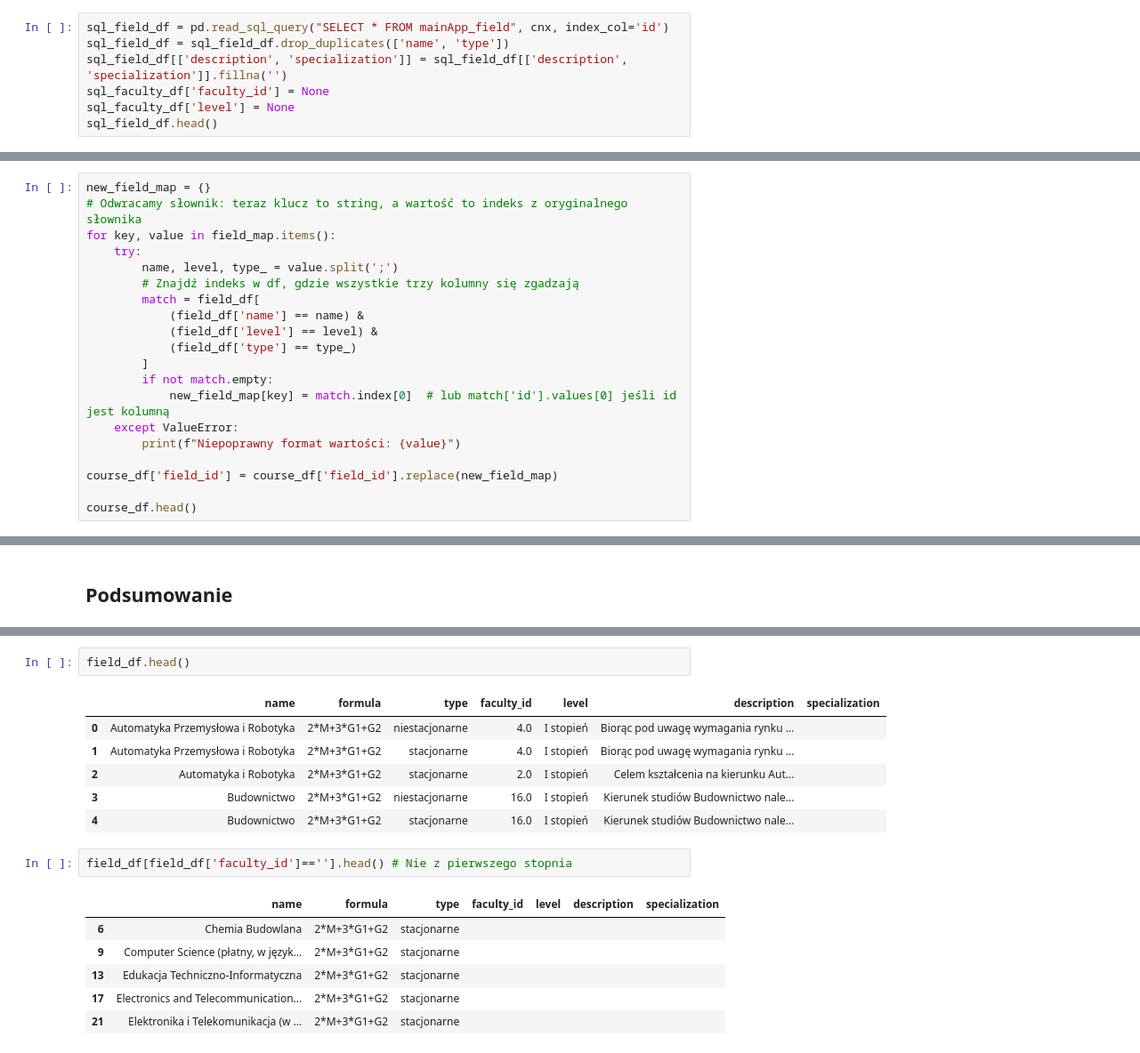
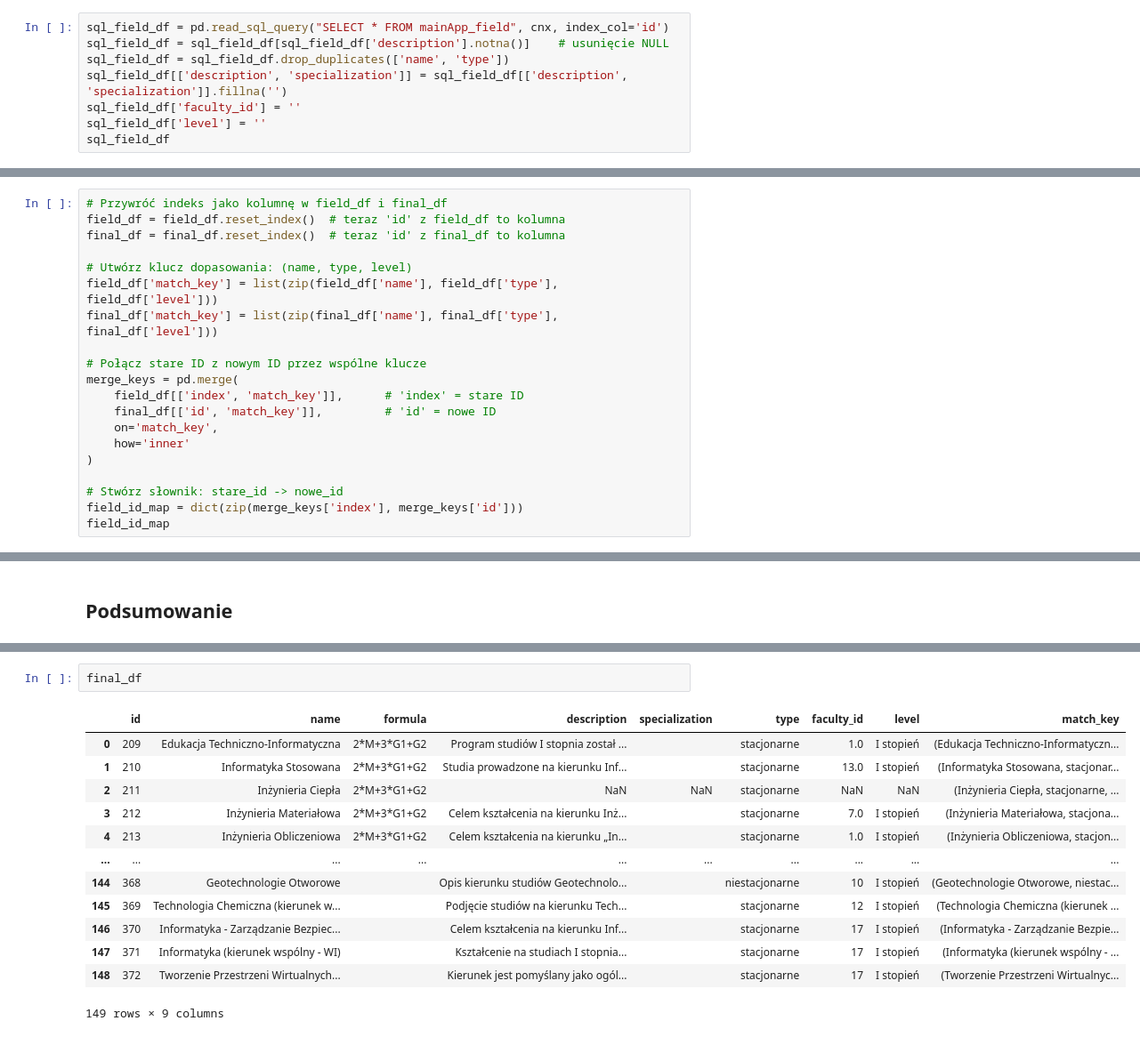
Before and after one commit to Julnowak/MiUn-Student-App, a Jupyter notebook: backend/concatenate_sylabus_data.ipynb, the cells around one changed output, grey strips where cells are left out. Shown: that part at 89% size. Cells and saved outputs as stored; diff of their text form.

```diff
--- a/backend/concatenate_sylabus_data.ipynb
+++ b/backend/concatenate_sylabus_data.ipynb
@@ -78,9 +96,10 @@ field_df.head()
 ### Mapowanie nazw kierunków (id) na nowe (id) w tabeli course w przypadku różnic w bazie i pliku
 # %%
 sql_field_df = pd.read_sql_query("SELECT * FROM mainApp_field", cnx, index_col='id')
+sql_field_df = sql_field_df[sql_field_df['description'].notna()]    # usunięcie NULL
 sql_field_df = sql_field_df.drop_duplicates(['name', 'type'])
 sql_field_df[['description', 'specialization']] = sql_field_df[['description', 'specialization']].fillna('')
-sql_faculty_df['faculty_id'] = None
-sql_faculty_df['level'] = None
-sql_field_df.head()
+sql_field_df['faculty_id'] = ''
+sql_field_df['level'] = ''
+sql_field_df
 # %% [output]
@@ -129,21 +214,21 @@ field_df
 # %%
-new_field_map = {}
-# Odwracamy słownik: teraz klucz to string, a wartość to indeks z oryginalnego słownika
-for key, value in field_map.items():
-    try:
-        name, level, type_ = value.split(';')
-        # Znajdź indeks w df, gdzie wszystkie trzy kolumny się zgadzają
-        match = field_df[
-            (field_df['name'] == name) &
-            (field_df['level'] == level) &
-            (field_df['type'] == type_)
-        ]
-        if not match.empty:
-            new_field_map[key] = match.index[0]  # lub match['id'].values[0] jeśli id jest kolumną
-    except ValueError:
-        print(f"Niepoprawny format wartości: {value}")
+# Przywróć indeks jako kolumnę w field_df i final_df
+field_df = field_df.reset_index()  # teraz 'id' z field_df to kolumna
+final_df = final_df.reset_index()  # teraz 'id' z final_df to kolumna
 
-course_df['field_id'] = course_df['field_id'].replace(new_field_map)
+# Utwórz klucz dopasowania: (name, type, level)
+field_df['match_key'] = list(zip(field_df['name'], field_df['type'], field_df['level']))
+final_df['match_key'] = list(zip(final_df['name'], final_df['type'], final_df['level']))
 
-course_df.head()
+# Połącz stare ID z nowym ID przez wspólne klucze
+merge_keys = pd.merge(
+    field_df[['index', 'match_key']],      # 'index' = stare ID
+    final_df[['id', 'match_key']],         # 'id' = nowe ID
+    on='match_key',
+    how='inner'
+)
+
+# Stwórz słownik: stare_id -> nowe_id
+field_id_map = dict(zip(merge_keys['index'], merge_keys['id']))
+field_id_map
 # %% [output]
@@ -167,19 +277,17 @@ faculty_df.head()
 # %%
-field_df.head()
+final_df
 # %% [output]
-|  | name | formula | type | faculty_id | level | description | specialization |
-| 0 | Automatyka Przemysłowa i Robotyka | 2*M+3*G1+G2 | niestacjonarne | 4.0 | I stopień | Biorąc pod uwagę wymagania rynku ... |  |
-| 1 | Automatyka Przemysłowa i Robotyka | 2*M+3*G1+G2 | stacjonarne | 4.0 | I stopień | Biorąc pod uwagę wymagania rynku ... |  |
-| 2 | Automatyka i Robotyka | 2*M+3*G1+G2 | stacjonarne | 2.0 | I stopień | Celem kształcenia na kierunku Aut... |  |
-| 3 | Budownictwo | 2*M+3*G1+G2 | niestacjonarne | 16.0 | I stopień | Kierunek studiów Budownictwo nale... |  |
-| 4 | Budownictwo | 2*M+3*G1+G2 | stacjonarne | 16.0 | I stopień | Kierunek studiów Budownictwo nale... |  |
+|  | id | name | formula | description | specialization | type | faculty_id | level | match_key |
+| 0 | 209 | Edukacja Techniczno-Informatyczna | 2*M+3*G1+G2 | Program studiów I stopnia został ... |  | stacjonarne | 1.0 | I stopień | (Edukacja Techniczno-Informatyczn... |
+| 1 | 210 | Informatyka Stosowana | 2*M+3*G1+G2 | Studia prowadzone na kierunku Inf... |  | stacjonarne | 13.0 | I stopień | (Informatyka Stosowana, stacjonar... |
+| 2 | 211 | Inżynieria Ciepła | 2*M+3*G1+G2 | NaN | NaN | stacjonarne | NaN | NaN | (Inżynieria Ciepła, stacjonarne, ... |
+| 3 | 212 | Inżynieria Materiałowa | 2*M+3*G1+G2 | Celem kształcenia na kierunku Inż... |  | stacjonarne | 7.0 | I stopień | (Inżynieria Materiałowa, stacjona... |
+| 4 | 213 | Inżynieria Obliczeniowa | 2*M+3*G1+G2 | Celem kształcenia na kierunku „In... |  | stacjonarne | 1.0 | I stopień | (Inżynieria Obliczeniowa, stacjon... |
+| ... | ... | ... | ... | ... | ... | ... | ... | ... | ... |
+| 144 | 368 | Geotechnologie Otworowe |  | Opis kierunku studiów Geotechnolo... |  | niestacjonarne | 10 | I stopień | (Geotechnologie Otworowe, niestac... |
+| 145 | 369 | Technologia Chemiczna (kierunek w... |  | Podjęcie studiów na kierunku Tech... |  | stacjonarne | 12 | I stopień | (Technologia Chemiczna (kierunek ... |
+| 146 | 370 | Informatyka - Zarządzanie Bezpiec... |  | Celem kształcenia na kierunku Inf... |  | stacjonarne | 17 | I stopień | (Informatyka - Zarządzanie Bezpie... |
+| 147 | 371 | Informatyka (kierunek wspólny - WI) |  | Kształcenie na studiach I stopnia... |  | stacjonarne | 17 | I stopień | (Informatyka (kierunek wspólny - ... |
+| 148 | 372 | Tworzenie Przestrzeni Wirtualnych... |  | Kierunek jest pomyślany jako ogól... |  | stacjonarne | 17 | I stopień | (Tworzenie Przestrzeni Wirtualnyc... |
+149 rows × 9 columns
-# %%
-field_df[field_df['faculty_id']==''].head() # Nie z pierwszego stopnia
-# %% [output]
-|  | name | formula | type | faculty_id | level | description | specialization |
-| 6 | Chemia Budowlana | 2*M+3*G1+G2 | stacjonarne |  |  |  |  |
-| 9 | Computer Science (płatny, w język... | 2*M+3*G1+G2 | stacjonarne |  |  |  |  |
-| 13 | Edukacja Techniczno-Informatyczna | 2*M+3*G1+G2 | stacjonarne |  |  |  |  |
-| 17 | Electronics and Telecommunication... | 2*M+3*G1+G2 | stacjonarne |  |  |  |  |
-| 21 | Elektronika i Telekomunikacja (w ... | 2*M+3*G1+G2 | stacjonarne |  |  |  |  |
 # %%
```
Also changed, not shown: parts of 32 cells of this notebook.
